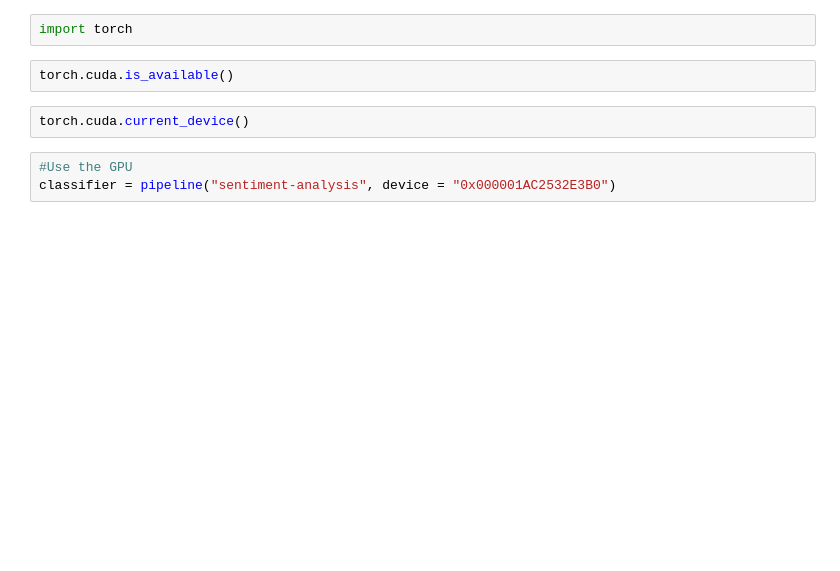
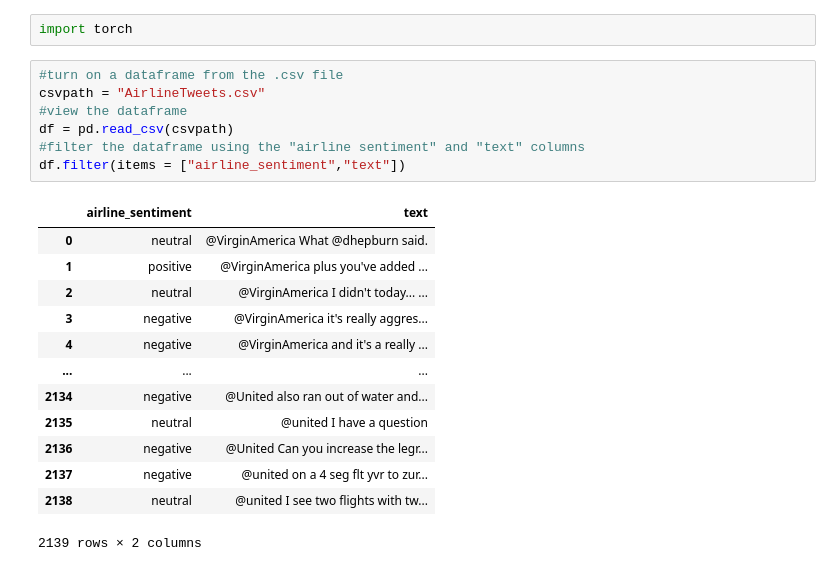
Before and after one commit to BrianLudwicki/TRANSFORMERS, a Jupyter notebook: torch.ipynb, the cells around one changed output. Drawn from its saved outputs; the diff is of its cells as text; blank space fills up the shorter version.

```diff
--- a/torch.ipynb
+++ b/torch.ipynb
@@ -16,9 +29,23 @@ print(classifier("I don't know what I am doing."))
 # %%
 import torch
-# %%
-torch.cuda.is_available()
-# %%
-torch.cuda.current_device()
-# %%
-#Use the GPU
-classifier = pipeline("sentiment-analysis", device = "0x000001AC2532E3B0")
+# %%
+#turn on a dataframe from the .csv file
+csvpath = "AirlineTweets.csv"
+#view the dataframe
+df = pd.read_csv(csvpath)
+#filter the dataframe using the "airline sentiment" and "text" columns
+df.filter(items = ["airline_sentiment","text"])
+# %% [output]
+|  | airline_sentiment | text |
+| 0 | neutral | @VirginAmerica What @dhepburn said. |
+| 1 | positive | @VirginAmerica plus you've added ... |
+| 2 | neutral | @VirginAmerica I didn't today... ... |
+| 3 | negative | @VirginAmerica it's really aggres... |
+| 4 | negative | @VirginAmerica and it's a really ... |
+| ... | ... | ... |
+| 2134 | negative | @United also ran out of water and... |
+| 2135 | neutral | @united I have a question |
+| 2136 | negative | @United Can you increase the legr... |
+| 2137 | negative | @united on a 4 seg flt yvr to zur... |
+| 2138 | neutral | @united I see two flights with tw... |
+2139 rows × 2 columns
```
Also changed, not shown: parts of 7 cells of this notebook.
